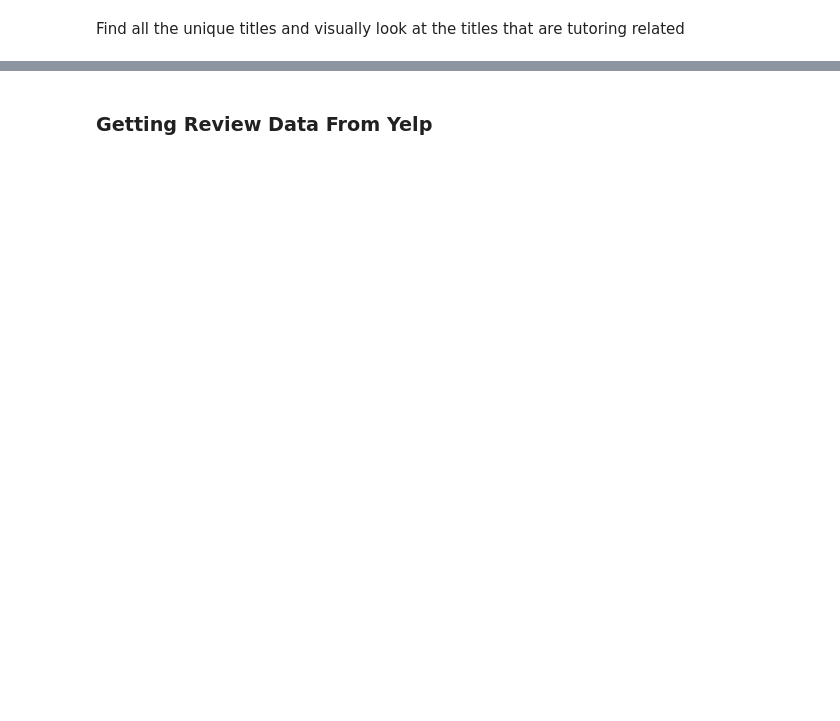
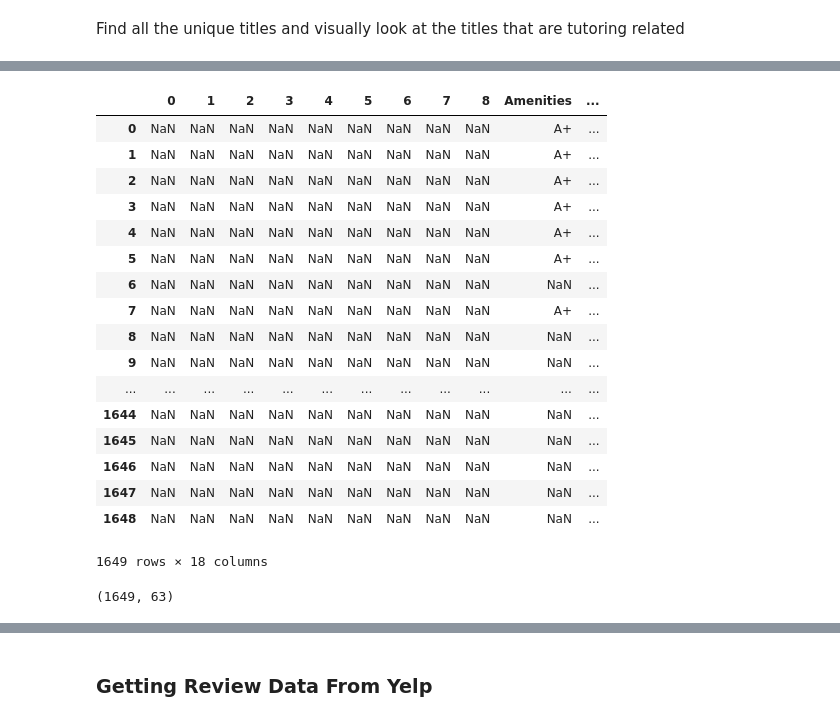
Before and after one commit to rvent/Tutoring_Company_Project, a Jupyter notebook: DataGatherNB.ipynb, the cells around one changed output, grey strips where cells are left out. Drawn from its saved outputs; the diff is of its cells as text; code cells hidden in the pictures; blank space fills up the shorter version.

```diff
--- a/DataGatherNB.ipynb
+++ b/DataGatherNB.ipynb
@@ -279,0 +414,4 @@ We reduced the our data by almost 100 entries
+# %%
+biz_complete.zipcode = biz_complete.zipcode.astype(str)
+# %%
+zipcode_df1.zipcode = zipcode_df1.zipcode.astype(str)
@@ -279,0 +427,7 @@ We reduced the our data by almost 100 entries
+# %%
+all_ = pd.DataFrame()
+for num, rows in biz_complete.iterrows():
+    if rows.zipcode in zipcode_df1.zipcode.values:
+        all_= pd.concat([all_, zipcode_df1[zipcode_df1.zipcode == rows.zipcode]], axis=0)
+    else:
+        all_ = pd.concat([all_,  pd.DataFrame(np.zeros([1,9]) + np.nan)], axis=0)
@@ -279,0 +442,27 @@ We reduced the our data by almost 100 entries
+# %%
+all_= all_.reset_index().drop(["index"], axis=1)
+# %%
+all_
+# %% [output]
+|  | 0 | 1 | 2 | 3 | 4 | 5 | 6 | 7 | 8 | Amenities | ... |
+| 0 | NaN | NaN | NaN | NaN | NaN | NaN | NaN | NaN | NaN | A+ | ... |
+| 1 | NaN | NaN | NaN | NaN | NaN | NaN | NaN | NaN | NaN | A+ | ... |
+| 2 | NaN | NaN | NaN | NaN | NaN | NaN | NaN | NaN | NaN | A+ | ... |
+| 3 | NaN | NaN | NaN | NaN | NaN | NaN | NaN | NaN | NaN | A+ | ... |
+| 4 | NaN | NaN | NaN | NaN | NaN | NaN | NaN | NaN | NaN | A+ | ... |
+| 5 | NaN | NaN | NaN | NaN | NaN | NaN | NaN | NaN | NaN | A+ | ... |
+| 6 | NaN | NaN | NaN | NaN | NaN | NaN | NaN | NaN | NaN | NaN | ... |
+| 7 | NaN | NaN | NaN | NaN | NaN | NaN | NaN | NaN | NaN | A+ | ... |
+| 8 | NaN | NaN | NaN | NaN | NaN | NaN | NaN | NaN | NaN | NaN | ... |
+| 9 | NaN | NaN | NaN | NaN | NaN | NaN | NaN | NaN | NaN | NaN | ... |
+| ... | ... | ... | ... | ... | ... | ... | ... | ... | ... | ... | ... |
+| 1644 | NaN | NaN | NaN | NaN | NaN | NaN | NaN | NaN | NaN | NaN | ... |
+| 1645 | NaN | NaN | NaN | NaN | NaN | NaN | NaN | NaN | NaN | NaN | ... |
+| 1646 | NaN | NaN | NaN | NaN | NaN | NaN | NaN | NaN | NaN | NaN | ... |
+| 1647 | NaN | NaN | NaN | NaN | NaN | NaN | NaN | NaN | NaN | NaN | ... |
+| 1648 | NaN | NaN | NaN | NaN | NaN | NaN | NaN | NaN | NaN | NaN | ... |
+1649 rows × 18 columns
+# %%
+biz_complete.shape
+# %% [output]
+(1649, 63)
```
Also changed, not shown: parts of 103 cells of this notebook.
